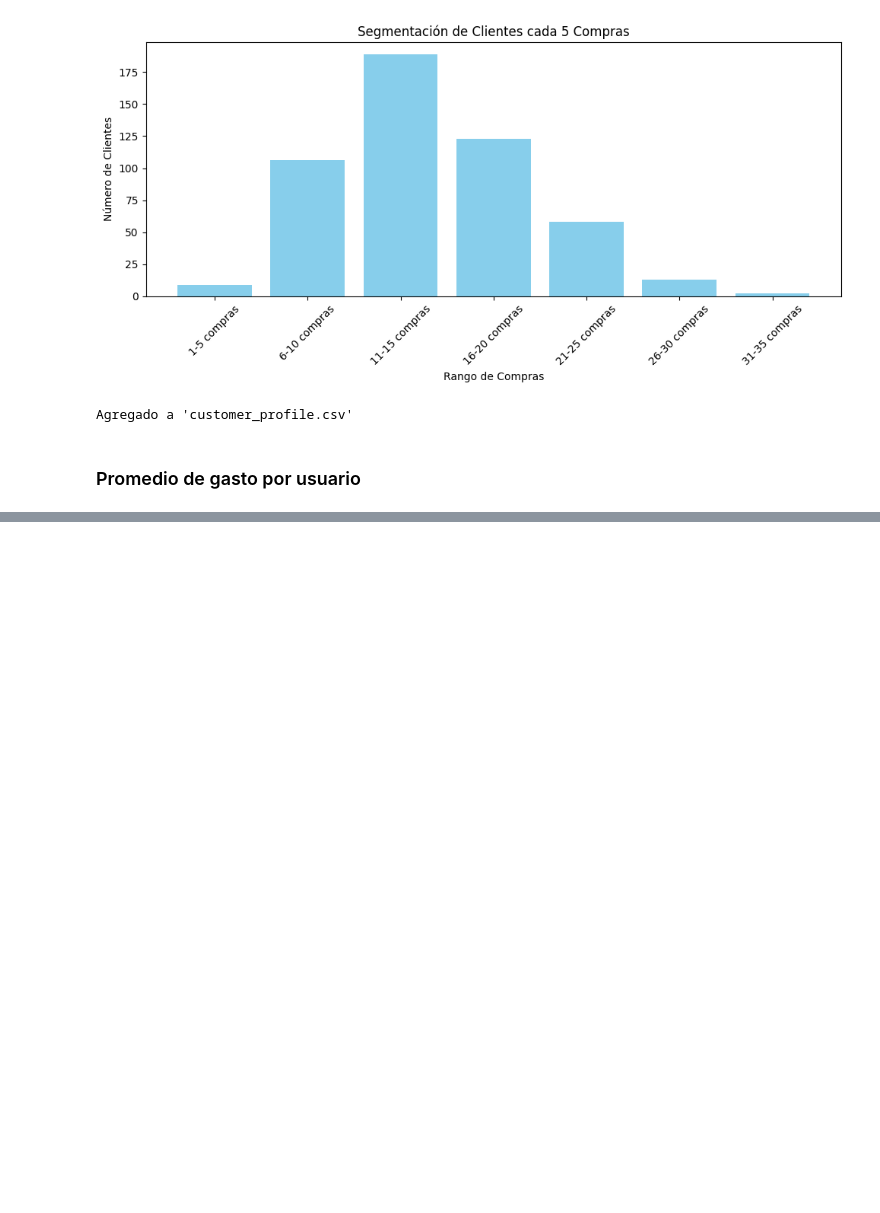
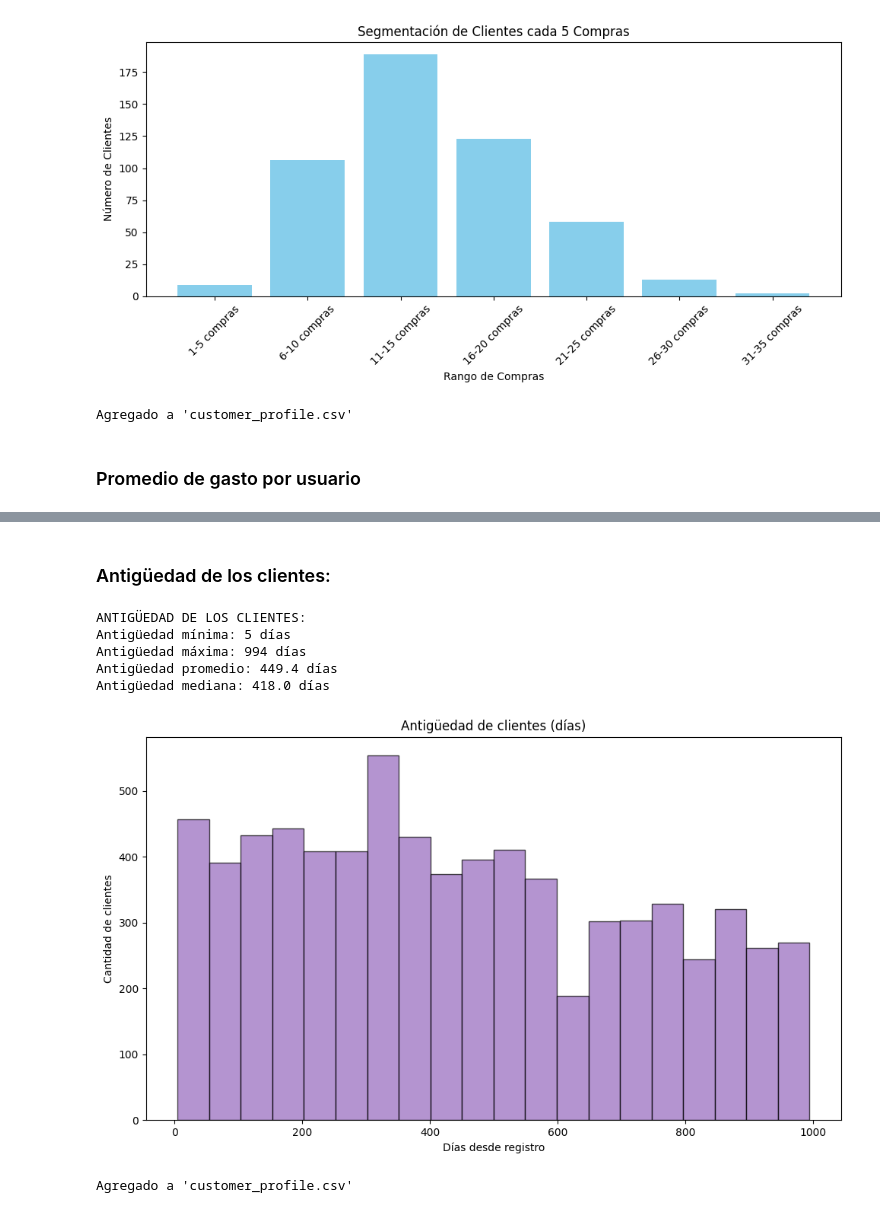
Before and after one commit to marflowersmar/ML25_MD_2025, a Jupyter notebook: src/ml25/P01_avance/Analisis_exploratorio.ipynb, the cells around one changed output, grey strips where cells are left out. Saved outputs shown, nothing was run; the diff lists cells and outputs as text; code cells hidden in the pictures; blank space fills up the shorter version.

```diff
--- a/src/ml25/P01_avance/Analisis_exploratorio.ipynb
+++ b/src/ml25/P01_avance/Analisis_exploratorio.ipynb
@@ -200,0 +206,38 @@ MergeError: Passing 'suffixes' which cause duplicate columns {'gasto_promedio_x'
+# %% [markdown]
+### Antigüedad de los clientes:
+# %%
+# Calcular antigüedad en días al 21/09/2025
+df['customer_signup_date'] = pd.to_datetime(df['customer_signup_date'])
+df['antiguedad_dias'] = (pd.to_datetime('2025-09-21') - df['customer_signup_date']).dt.days
+
+print("ANTIGÜEDAD DE LOS CLIENTES:")
+print(f"Antigüedad mínima: {df['antiguedad_dias'].min()} días")
+print(f"Antigüedad máxima: {df['antiguedad_dias'].max()} días")
+print(f"Antigüedad promedio: {df['antiguedad_dias'].mean():.1f} días")
+print(f"Antigüedad mediana: {df['antiguedad_dias'].median()} días")
+
+# Histograma
+plt.figure(figsize=(10,6))
+plt.hist(df['antiguedad_dias'], bins=20, color='#9467bd', edgecolor='black', alpha=0.7)
+plt.title("Antigüedad de clientes (días)")
+plt.xlabel("Días desde registro")
+plt.ylabel("Cantidad de clientes")
+plt.tight_layout()
+plt.show()
+
+# Agregar al perfil de clientes
+antiguedad = df.groupby('customer_id')['antiguedad_dias'].first().reset_index()
+customer_profile = customer_profile.drop(columns=[c for c in customer_profile.columns if c.startswith('antiguedad_dias')], errors='ignore')
+customer_profile = customer_profile.merge(antiguedad, on='customer_id', how='left')
+customer_profile['antiguedad_dias'] = customer_profile['antiguedad_dias'].fillna(0).astype(int)
+
+customer_profile.to_csv("customer_profile.csv", index=False)
+print("\nAgregado a 'customer_profile.csv'")
+# %% [output]
+ANTIGÜEDAD DE LOS CLIENTES:
+Antigüedad mínima: 5 días
+Antigüedad máxima: 994 días
+Antigüedad promedio: 449.4 días
+Antigüedad mediana: 418.0 días
+[figure, added]
+Agregado a 'customer_profile.csv'
```
Also changed, not shown: parts of 25 cells of this notebook, 1 other file.
